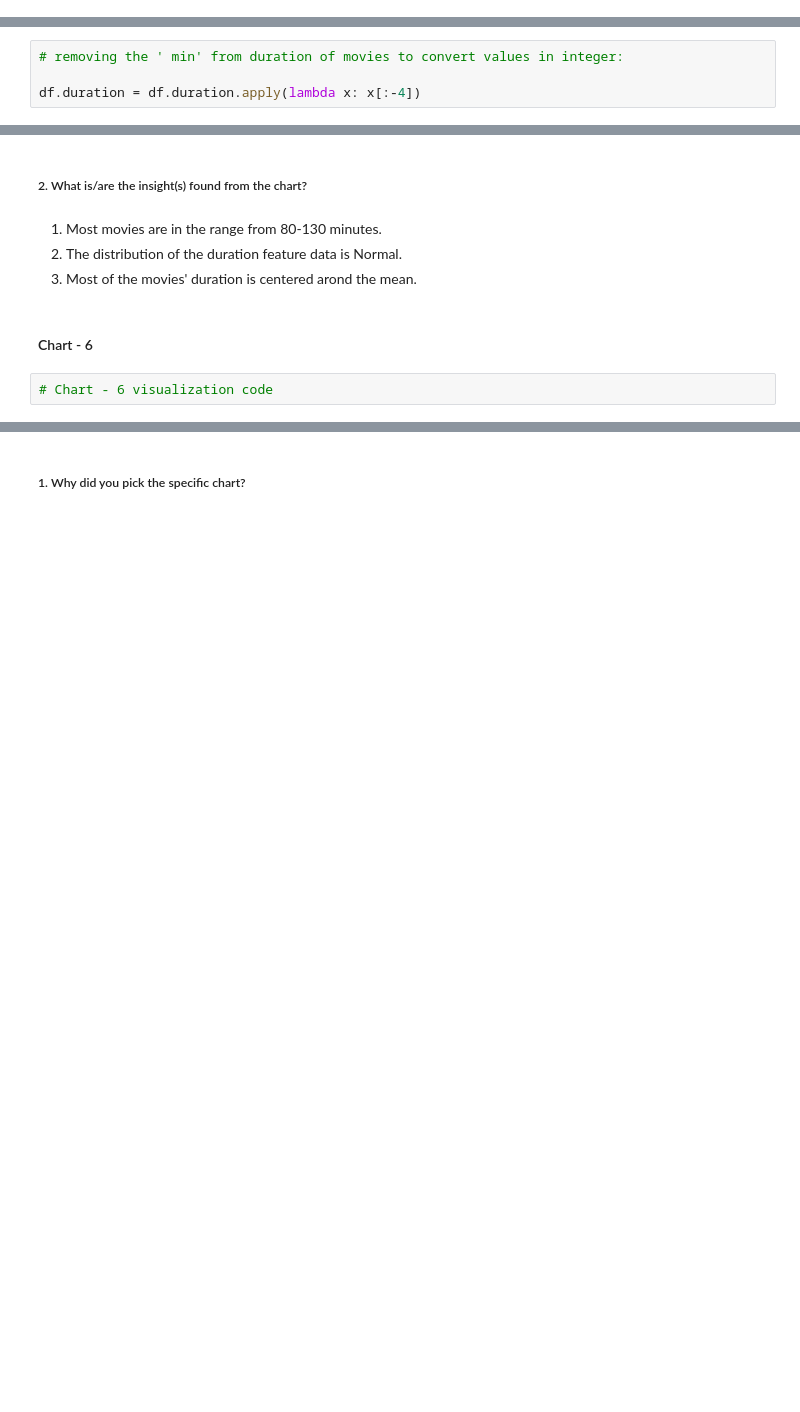
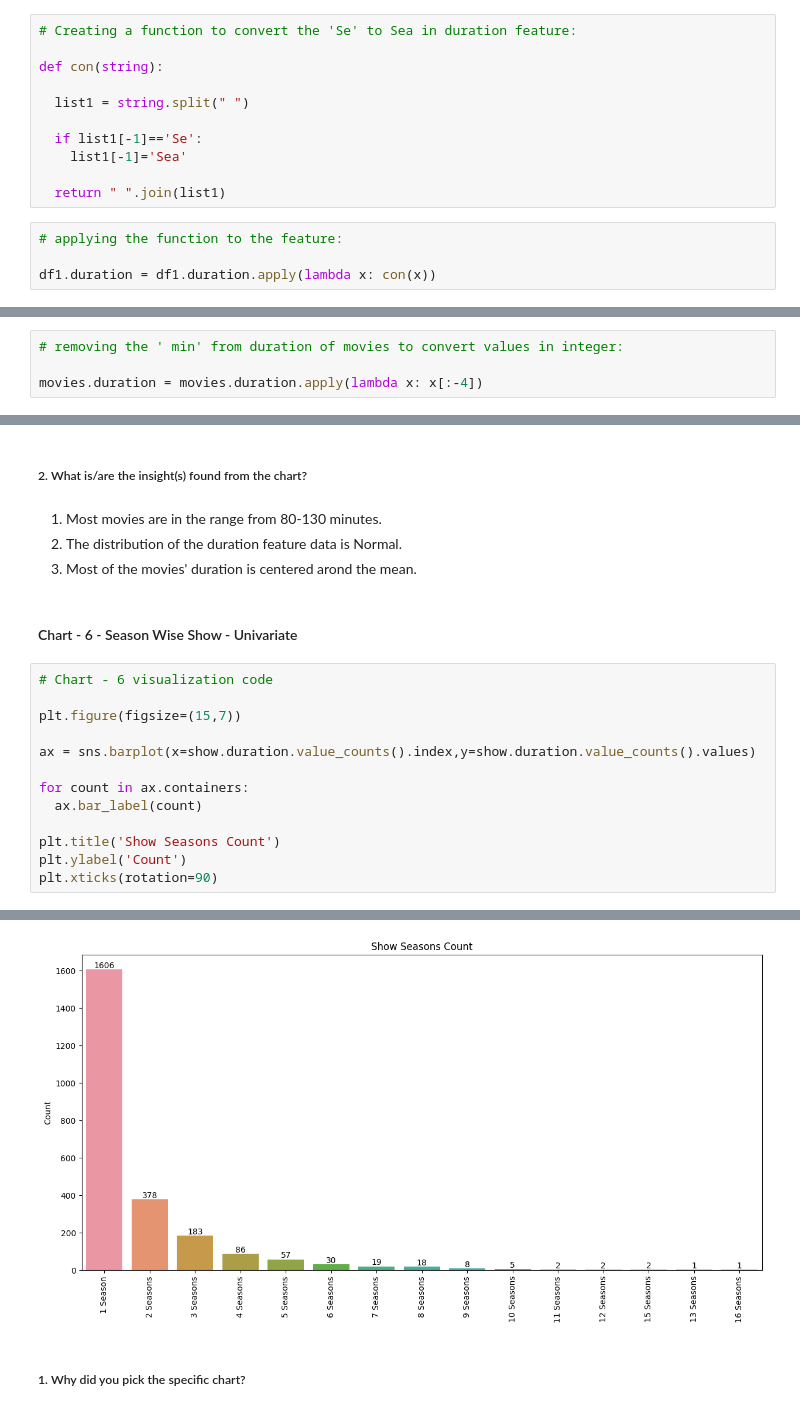
Before and after one commit to dhar9571/Capstone-Project-Unsupervised-ML---Netflix-Dataset, a Jupyter notebook: Capstone_Project_Unsupervised_ML_Netflix_Dataset.ipynb, the cells around one changed output, grey strips where cells are left out. Cells and saved outputs as stored; diff of their text form; blank space fills up the shorter version.

```diff
--- a/Capstone_Project_Unsupervised_ML_Netflix_Dataset.ipynb
+++ b/Capstone_Project_Unsupervised_ML_Netflix_Dataset.ipynb
@@ -345,6 +345,21 @@ df1 = df
 
 df1['country'] = df1['country'].apply(lambda x: x.split(',')[0])
 df1['listed_in'] = df1['listed_in'].apply(lambda x: x.split(',')[0])
+# %%
+# Creating a function to convert the 'Se' to Sea in duration feature:
+
+def con(string):
+
+  list1 = string.split(" ")
+
+  if list1[-1]=='Se':
+    list1[-1]='Sea'
+
+  return " ".join(list1)
+# %%
+# applying the function to the feature:
+
+df1.duration = df1.duration.apply(lambda x: con(x))
 # %%
 # sepearting the datasets for TV SHOW and Movies:
 
@@ -353,4 +383,4 @@ movies = df1[df.type=='Movie']
 # %%
 # removing the ' min' from duration of movies to convert values in integer:
 
-df.duration = df.duration.apply(lambda x: x[:-4])
+movies.duration = movies.duration.apply(lambda x: x[:-4])
@@ -536,6 +572,18 @@ Histograms provide a visual representation of the distribution of a dataset. The
 2. The distribution of the duration feature data is Normal.
 3. Most of the movies' duration is centered arond the mean.
 # %% [markdown]
-#### Chart - 6
+#### Chart - 6 - Season Wise Show - Univariate
-# %%
-# Chart - 6 visualization code
+# %%
+# Chart - 6 visualization code
+
+plt.figure(figsize=(15,7))
+
+ax = sns.barplot(x=show.duration.value_counts().index,y=show.duration.value_counts().values)
+
+for count in ax.containers:
+  ax.bar_label(count)
+
+plt.title('Show Seasons Count')
+plt.ylabel('Count')
+plt.xticks(rotation=90)
+# %% [output]
@@ -542,2 +606,3 @@ Histograms provide a visual representation of the distribution of a dataset. The
+[figure, added]
 # %% [markdown]
 ##### 1. Why did you pick the specific chart?
```
Also changed, not shown: parts of 82 cells of this notebook.
